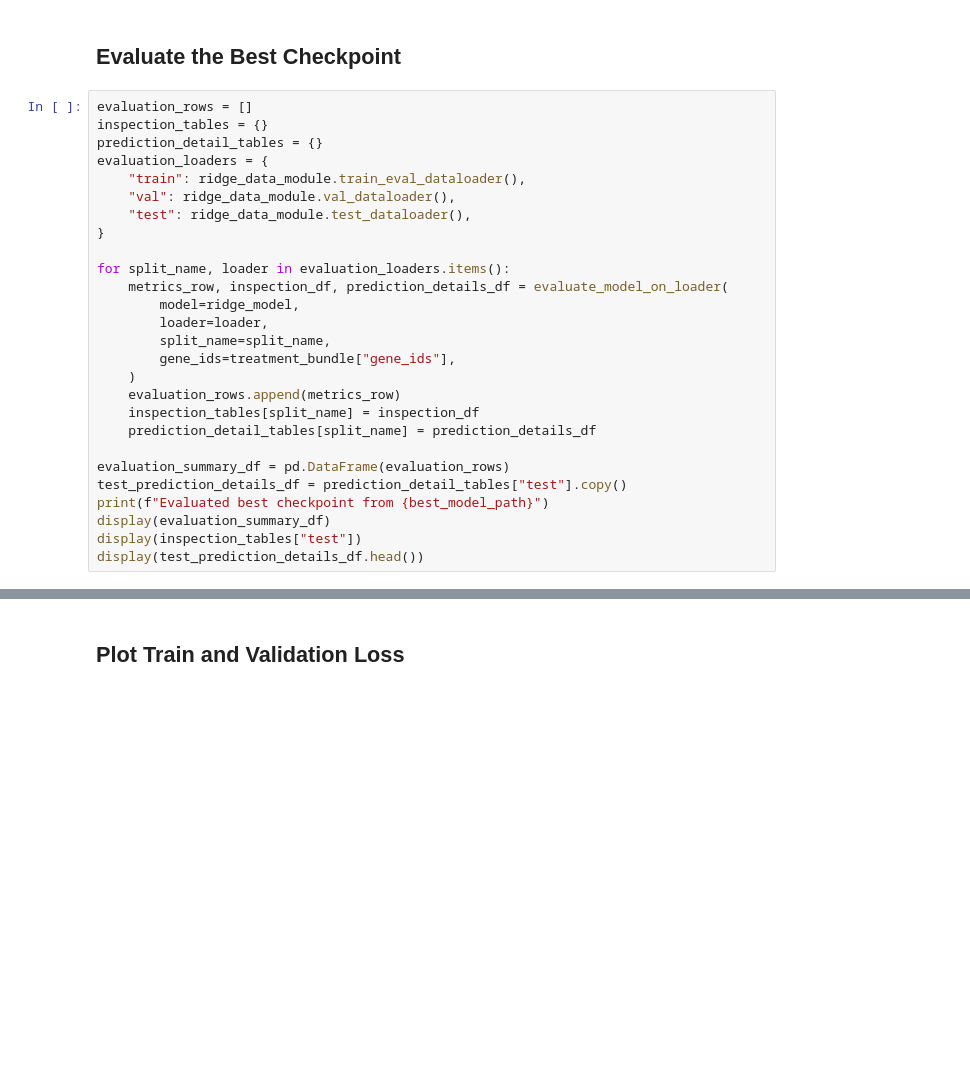
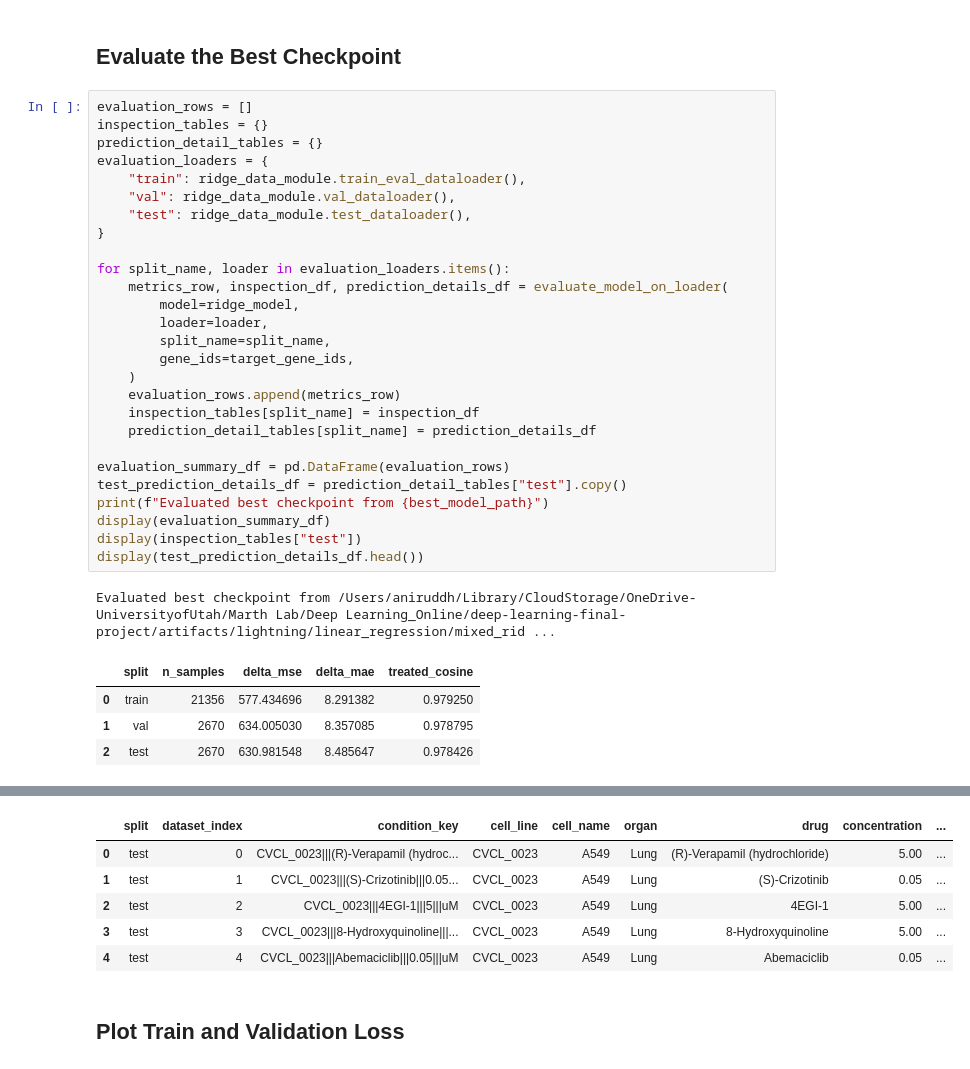
Before and after one commit to wilsonliam/deep-learning-final-project, a Jupyter notebook: Machine_Learning/4_Linear_Regression_implementatin.ipynb, the cells around one changed output, grey strips where cells are left out. Drawn from its saved outputs; the diff is of its cells as text; blank space fills up the shorter version.

```diff
--- a/Machine_Learning/4_Linear_Regression_implementatin.ipynb
+++ b/Machine_Learning/4_Linear_Regression_implementatin.ipynb
@@ -1485,7 +1628,7 @@ for split_name, loader in evaluation_loaders.items():
         model=ridge_model,
         loader=loader,
         split_name=split_name,
-        gene_ids=treatment_bundle["gene_ids"],
+        gene_ids=target_gene_ids,
     )
     evaluation_rows.append(metrics_row)
     inspection_tables[split_name] = inspection_df
@@ -1497,3 +1640,9 @@ print(f"Evaluated best checkpoint from {best_model_path}")
 display(evaluation_summary_df)
 display(inspection_tables["test"])
 display(test_prediction_details_df.head())
+# %% [output]
+Evaluated best checkpoint from /Users/aniruddh/Library/CloudStorage/OneDrive-UniversityofUtah/Marth Lab/Deep Learning_Online/deep-learning-final-project/artifacts/lightning/linear_regression/mixed_rid ...
+|  | split | n_samples | delta_mse | delta_mae | treated_cosine |
+| 0 | train | 21356 | 577.434696 | 8.291382 | 0.979250 |
+| 1 | val | 2670 | 634.005030 | 8.357085 | 0.978795 |
+| 2 | test | 2670 | 630.981548 | 8.485647 | 0.978426 |
@@ -1500,3 +1653,9 @@ display(test_prediction_details_df.head())
+|  | split | dataset_index | condition_key | cell_line | cell_name | organ | drug | concentration | ... |
+| 0 | test | 0 | CVCL_0023|||(R)-Verapamil (hydroc... | CVCL_0023 | A549 | Lung | (R)-Verapamil (hydrochloride) | 5.00 | ... |
+| 1 | test | 1 | CVCL_0023|||(S)-Crizotinib|||0.05... | CVCL_0023 | A549 | Lung | (S)-Crizotinib | 0.05 | ... |
+| 2 | test | 2 | CVCL_0023|||4EGI-1|||5|||uM | CVCL_0023 | A549 | Lung | 4EGI-1 | 5.00 | ... |
+| 3 | test | 3 | CVCL_0023|||8-Hydroxyquinoline|||... | CVCL_0023 | A549 | Lung | 8-Hydroxyquinoline | 5.00 | ... |
+| 4 | test | 4 | CVCL_0023|||Abemaciclib|||0.05|||uM | CVCL_0023 | A549 | Lung | Abemaciclib | 0.05 | ... |
 # %% [markdown]
 ## Plot Train and Validation Loss
 # %%
```
Also changed, not shown: parts of 10 cells of this notebook, 2 other files.
